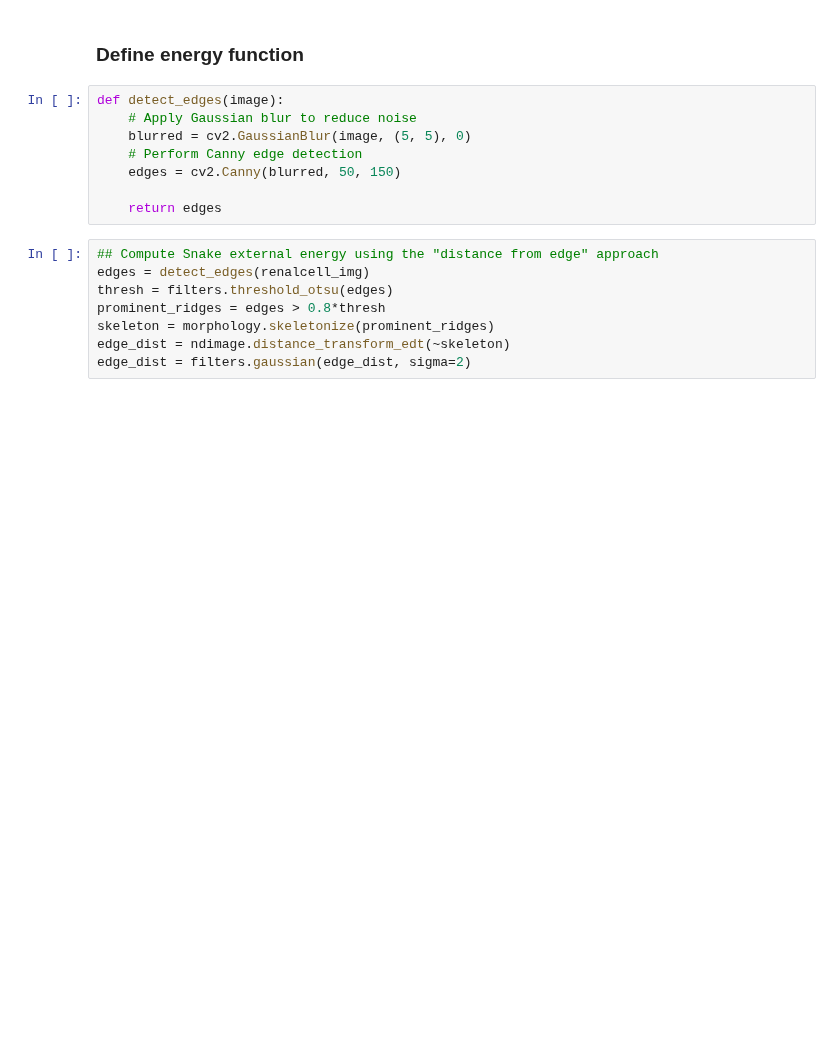
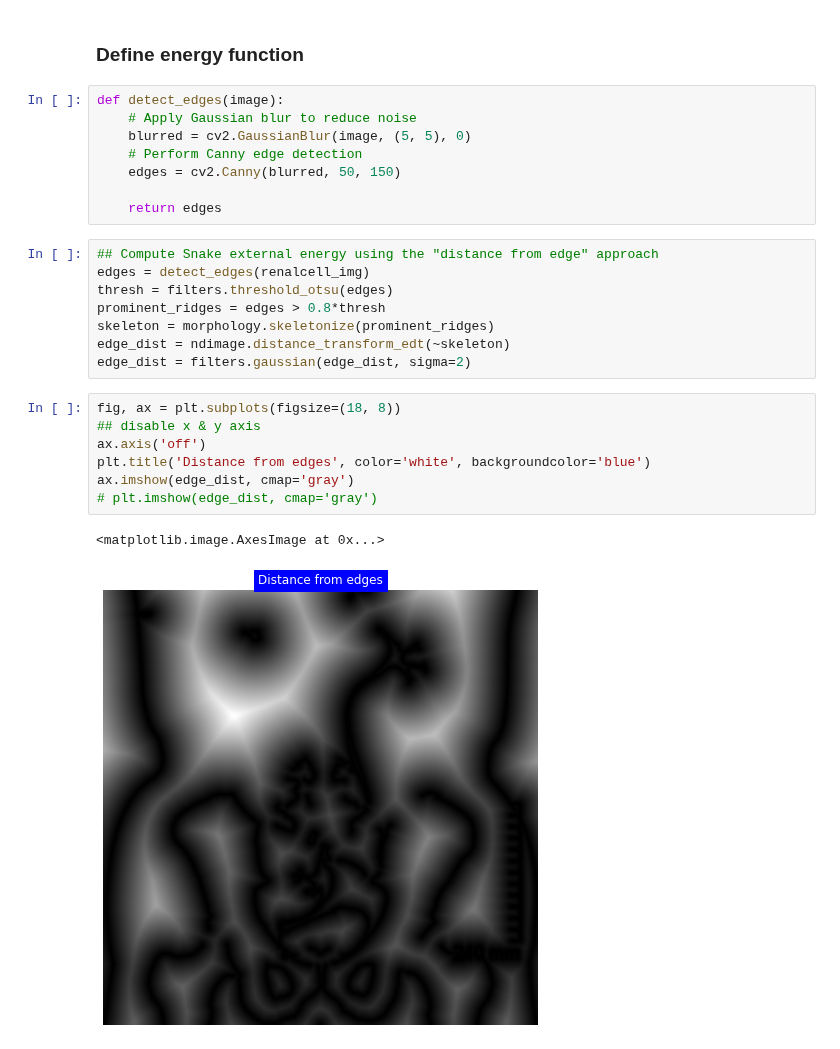
Before and after one commit to zahrasalarian/Digital-Image-Processing-for-Medical-Applications, a Jupyter notebook: HW6/pt-4.ipynb, the cells around one changed output. Drawn from its saved outputs; the diff is of its cells as text; blank space fills up the shorter version.

Commit message:
Plots the distance from the edges of the image.

```diff
--- a/HW6/pt-4.ipynb
+++ b/HW6/pt-4.ipynb
@@ -123,3 +123,13 @@ prominent_ridges = edges > 0.8*thresh
 skeleton = morphology.skeletonize(prominent_ridges)
 edge_dist = ndimage.distance_transform_edt(~skeleton)
 edge_dist = filters.gaussian(edge_dist, sigma=2)
+# %%
+fig, ax = plt.subplots(figsize=(18, 8))
+## disable x & y axis
+ax.axis('off')
+plt.title('Distance from edges', color='white', backgroundcolor='blue')
+ax.imshow(edge_dist, cmap='gray')
+# plt.imshow(edge_dist, cmap='gray')
+# %% [output]
+<matplotlib.image.AxesImage at 0x...>
+[figure, added]
```
